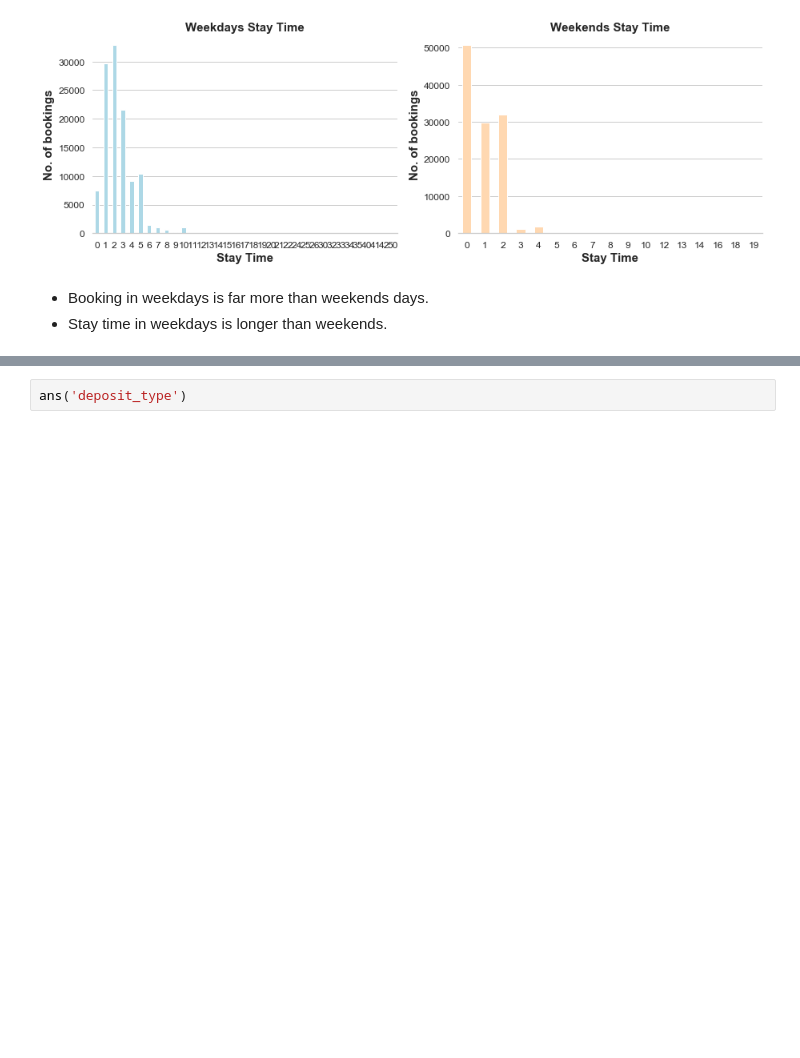
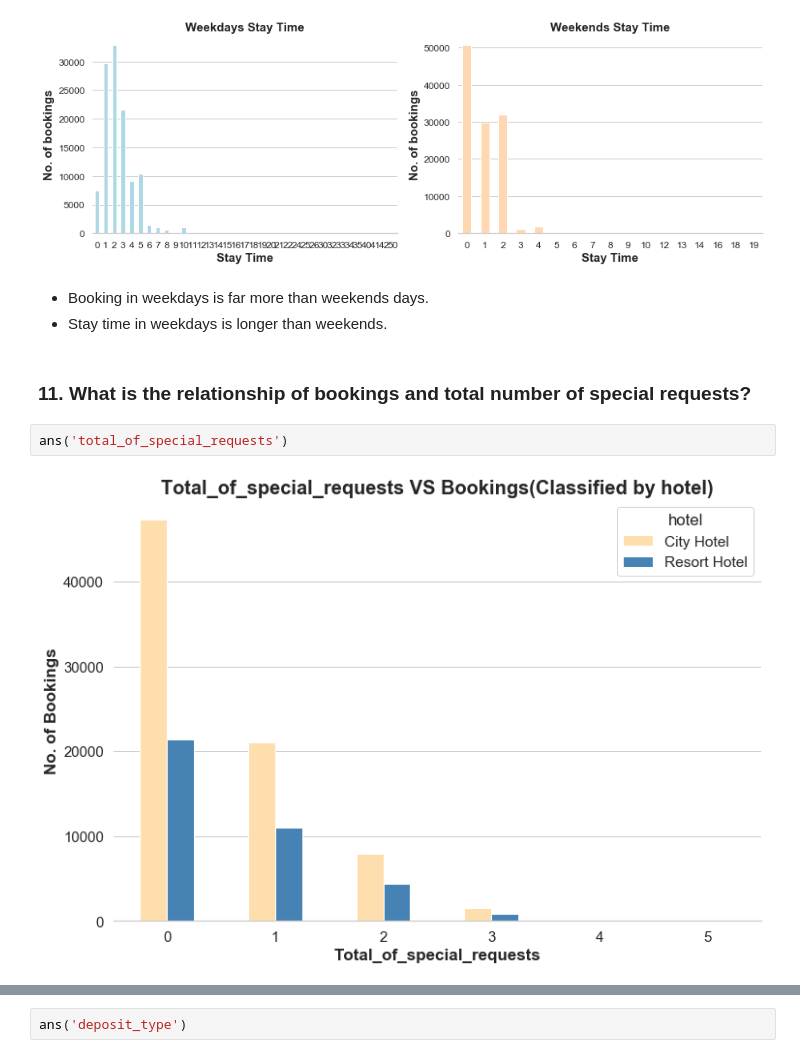
Before and after one commit to fysophia0302/Springboard, a Jupyter notebook: Capstone_Project_2/Capstone_Project_2_Hotel_booking_demand.ipynb, the cells around one changed output, grey strips where cells are left out. Saved outputs shown, nothing was run; the diff lists cells and outputs as text; blank space fills up the shorter version.

```diff
--- a/Capstone_Project_2/Capstone_Project_2_Hotel_booking_demand.ipynb
+++ b/Capstone_Project_2/Capstone_Project_2_Hotel_booking_demand.ipynb
@@ -685,3 +716,9 @@ plt.show()
 # %% [markdown]
 - Booking in weekdays is far more than weekends days.
 - Stay time in weekdays is longer than weekends.
+# %% [markdown]
+### 11. What is the relationship of bookings and total number of special requests?
+# %%
+ans('total_of_special_requests')
+# %% [output]
+[figure, added]
```
Also changed, not shown: parts of 83 cells of this notebook.
